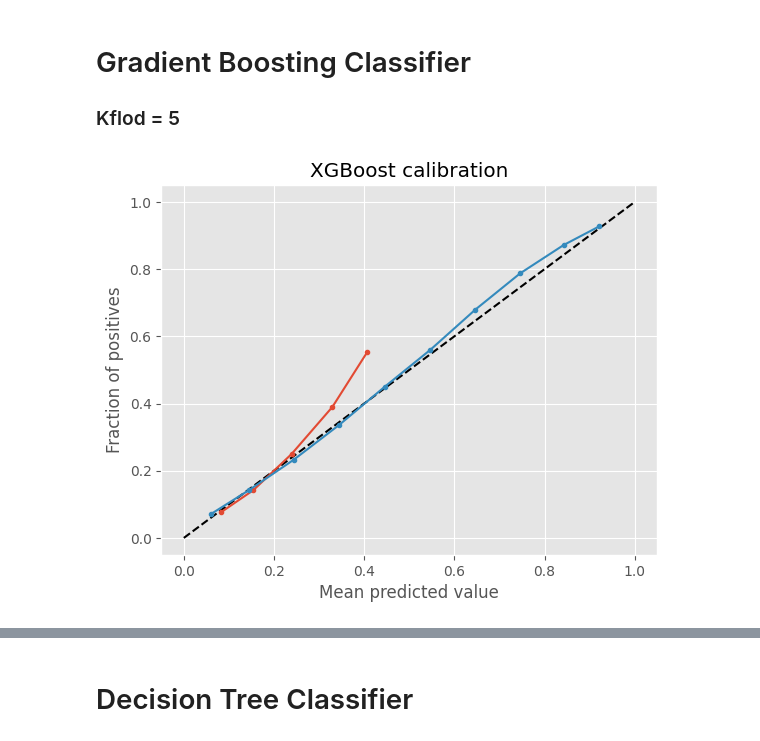
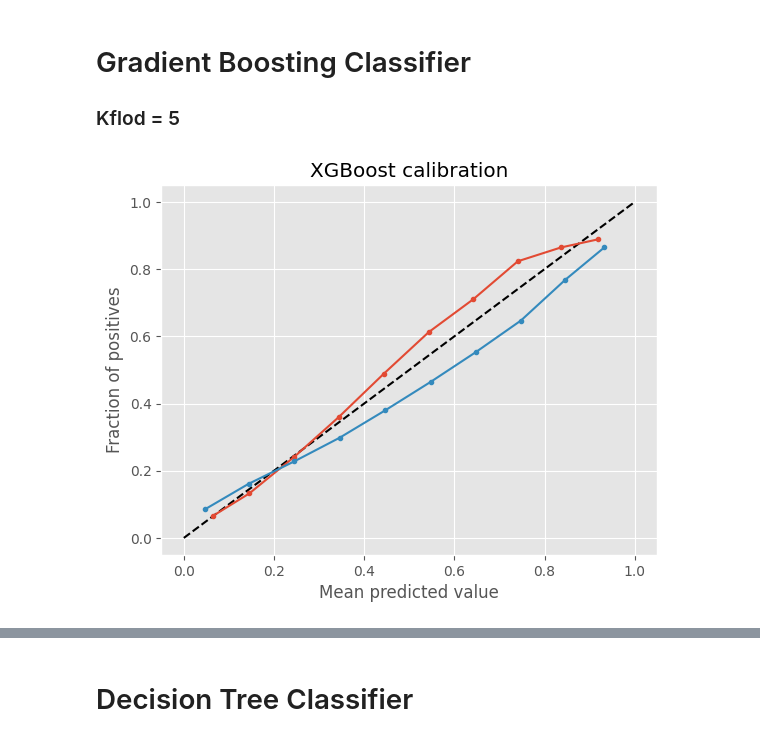
Before and after one commit to tringuyen01/delayed_flight, a Jupyter notebook: delay.ipynb, the cells around one changed output, grey strips where cells are left out. Drawn from its saved outputs; the diff is of its cells as text; code cells hidden in the pictures.

```diff
--- a/delay.ipynb
+++ b/delay.ipynb
@@ -679,3 +676,6 @@ df.reset_index(drop=True)
+# %%
+X = df[['MONTH', 'DAY_OF_MONTH', 'DAY_OF_WEEK', 'CRS_DEP_TIME', 'ORIGIN', 'DEST', 'DISTANCE', 'Origin Dep delay', 'Origin TaxiOut', 'Origin Arr delay', 'Dest Dep delay', 'Dest TaxiOut', 'Dest Arr delay']]
+y = df['labels']
 # %% [markdown]
 # Split Data
 # %%
@@ -707,7 +710,7 @@ from matplotlib import pyplot
 from sklearn.ensemble import RandomForestClassifier
 from sklearn.model_selection import GridSearchCV
 
-clf = RandomForestClassifier(random_state=42, n_estimators=30, criterion='gini', max_depth=None, min_samples_split=2, min_samples_leaf=1, min_weight_fraction_leaf=0.0, max_features='sqrt',\
+clf = RandomForestClassifier(random_state=42, n_estimators=30, criterion='gini', max_depth=None, min_samples_split=10, min_samples_leaf=5, min_weight_fraction_leaf=0.0, max_features='sqrt',\
                               max_leaf_nodes=None, min_impurity_decrease=0.0, \
                              bootstrap=True, oob_score=False, n_jobs=None, verbose=0, warm_start=False, class_weight=None, ccp_alpha=0.0, max_samples=None)
 
@@ -762,12 +765,12 @@ from sklearn.calibration import calibration_curve
 from matplotlib import pyplot
 from sklearn.model_selection import GridSearchCV
 
-clf = xgb.XGBClassifier(n_estimators=100, learning_rate = 0.1,
-                        max_depth = 2, random_state=37)
+clf = xgb.XGBClassifier(n_estimators=500, learning_rate = 0.1,
+                        max_depth = 10, random_state=42)
 
 param_grid = {
-    'max_depth': [20],
-    'min_child_weight': [10],
+    'max_depth': [40],
+    'min_child_weight': [20],
     'gamma': [0]
 }
 
@@ -797,0 +802,22 @@ pyplot.show()
+# %%
+import xgboost as xgb
+from sklearn.metrics import classification_report
+from sklearn.calibration import calibration_curve
+from matplotlib import pyplot
+from sklearn.model_selection import GridSearchCV
+
+clf = xgb.XGBClassifier(n_estimators=2000, learning_rate = 0.1,
+                        max_depth = 20, random_state=42, min_child_weight=10, max_delta_step=10)
+
+clf.fit(X_train, y_train)
+
+feature_importance = clf.feature_importances_
+
+# Tạo bar chart
+plt.figure(figsize=(10, 6))
+plt.bar(X.columns, feature_importance)
+plt.xticks(rotation=45)
+plt.xlabel('Features')
+plt.ylabel('Importance')
+plt.title('Feature Importance - XGBoost')
+plt.show()
@@ -830,39 +858,39 @@ from sklearn.calibration import calibration_curve
 from matplotlib import pyplot
 from sklearn.model_selection import GridSearchCV
 
-clf = xgb.XGBClassifier(n_estimators=100, learning_rate = 0.1,
-                        max_depth = 2, random_state=37)
+clf = xgb.XGBClassifier(n_estimators=500, learning_rate = 0.1,
+                        max_depth = 10, random_state=37)
 
 param_grid = {
-    'max_depth': [20],
-    'min_child_weight': [10],
+    'max_depth': [40],
+    'min_child_weight': [20],
     'gamma': [0]
 }
 
-grid_search = GridSearchCV(estimator=clf, param_grid=param_grid, cv=5)
+grid_search = GridSearchCV(estimator=clf, param_grid=param_grid, cv=10)
 grid_search.fit(X_train, y_train)
 best_clf = grid_search.best_estimator_
 
 clf.fit(X_train, y_train)
 
 y_predicted = clf.predict_proba(X_test)[:, 1]
 y_pred = grid_search.predict_proba(X_test)[:, 1]
 
 fop_calibrated, mpv_calibrated = calibration_curve(y_test, y_pred, n_bins=10)
 fop_uncalibrated, mpv_uncalibrated = calibration_curve(y_test, y_predicted, n_bins=10)
 
 pyplot.plot([0, 1], [0, 1], linestyle='--', color='black')
 
 # plot model reliabilities
 pyplot.plot(mpv_uncalibrated, fop_uncalibrated, marker='.', label='Uncalibrated')
 pyplot.plot(mpv_calibrated, fop_calibrated, marker='.', label='Calibrated')
 pyplot.title('XGBoost calibration')
 pyplot.xlabel('Mean predicted value')
 pyplot.ylabel('Fraction of positives')
 
 pyplot.show()
 # %% [output]
-[figure, old version]
+[figure, new version]
 # %%
 y_pred = grid_search.predict(X_test)
 print(classification_report(y_test, y_pred))
```
Also changed, not shown: parts of 14 cells of this notebook.
